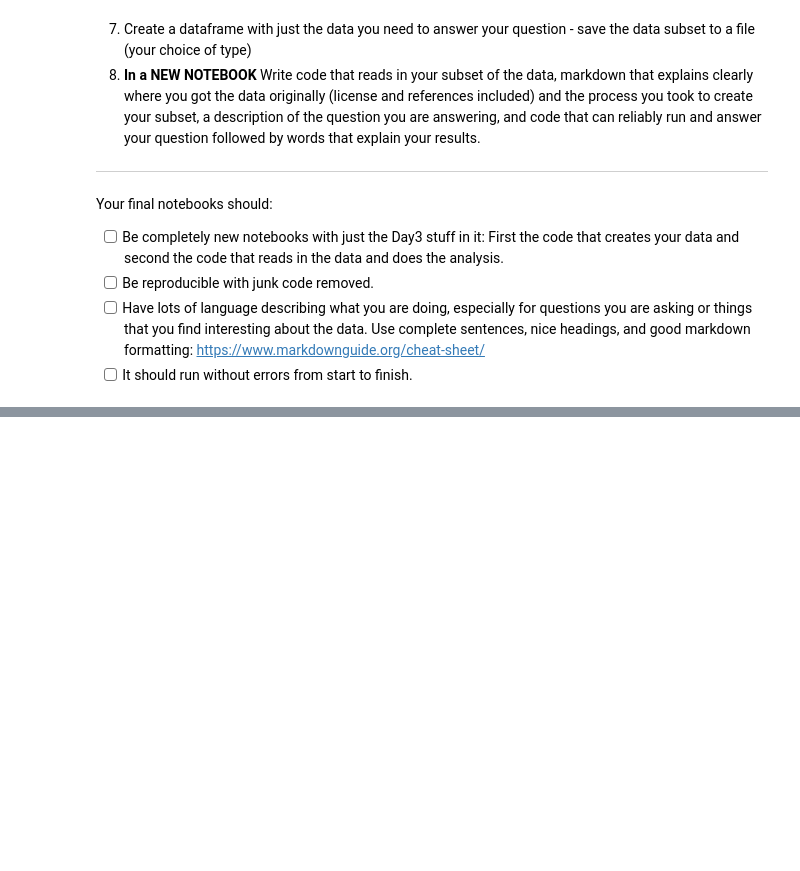
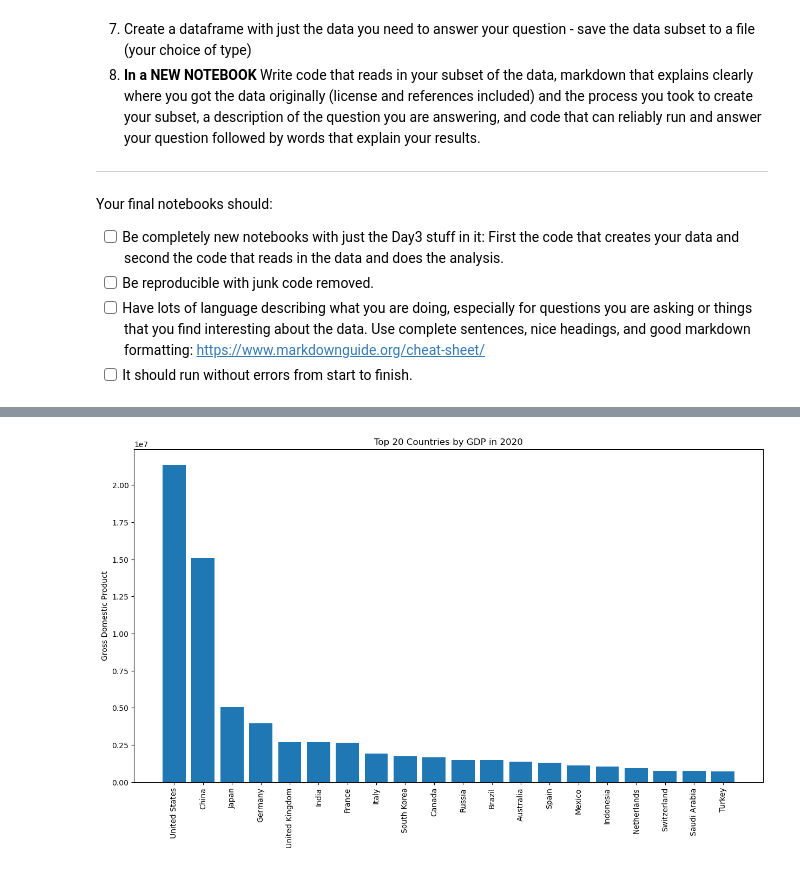
Before and after one commit to JesusPlascencia1/DATA201_Jesus_Plascencia_Code, a Jupyter notebook: Day3/HW_day3.ipynb, the cells around one changed output, grey strips where cells are left out. Cells and saved outputs as stored; diff of their text form; code cells hidden in the pictures; blank space fills up the shorter version.

Commit message:
done with day3HW, completed on MAC PC Is extremely slow at downloading packages.

```diff
--- a/Day3/HW_day3.ipynb
+++ b/Day3/HW_day3.ipynb
@@ -223,0 +231,7 @@ DONT FORGET TO HAND IN YOUR DATA!!!!
+# %%
+#Read in the data.
+my_path = '/Users/jesusplascencia/.cache/kagglehub/datasets/codebynadiia/gdp-per-country-20202025/versions/1/'
+
+file = my_path+'2020-2025.csv'
+df = pd.read_csv(file)
+df.head()
@@ -223,0 +318,19 @@ DONT FORGET TO HAND IN YOUR DATA!!!!
+# %%
+#5) Most Kaggle datasets contain some basic stats or visualizations on the download page.
+#See if you can recreate some of the plots or data you see on the website.
+
+#Graph for the top 20 countries by GDP in 2020
+df.columns
+
+year = '2020'
+top20_2020 = df[['Country', year]].sort_values(by=year, ascending = False).head(20)
+
+plt.figure(figsize=(15,8))
+plt.bar(top20_2020['Country'], top20_2020[year])
+
+plt.title("Top 20 Countries by GDP in 2020")
+plt.ylabel("Gross Domestic Product")
+plt.xticks(rotation=90)
+plt.show()
+# %% [output]
+[figure, added]
```
Also changed, not shown: parts of 14 cells of this notebook, 4 other files.
